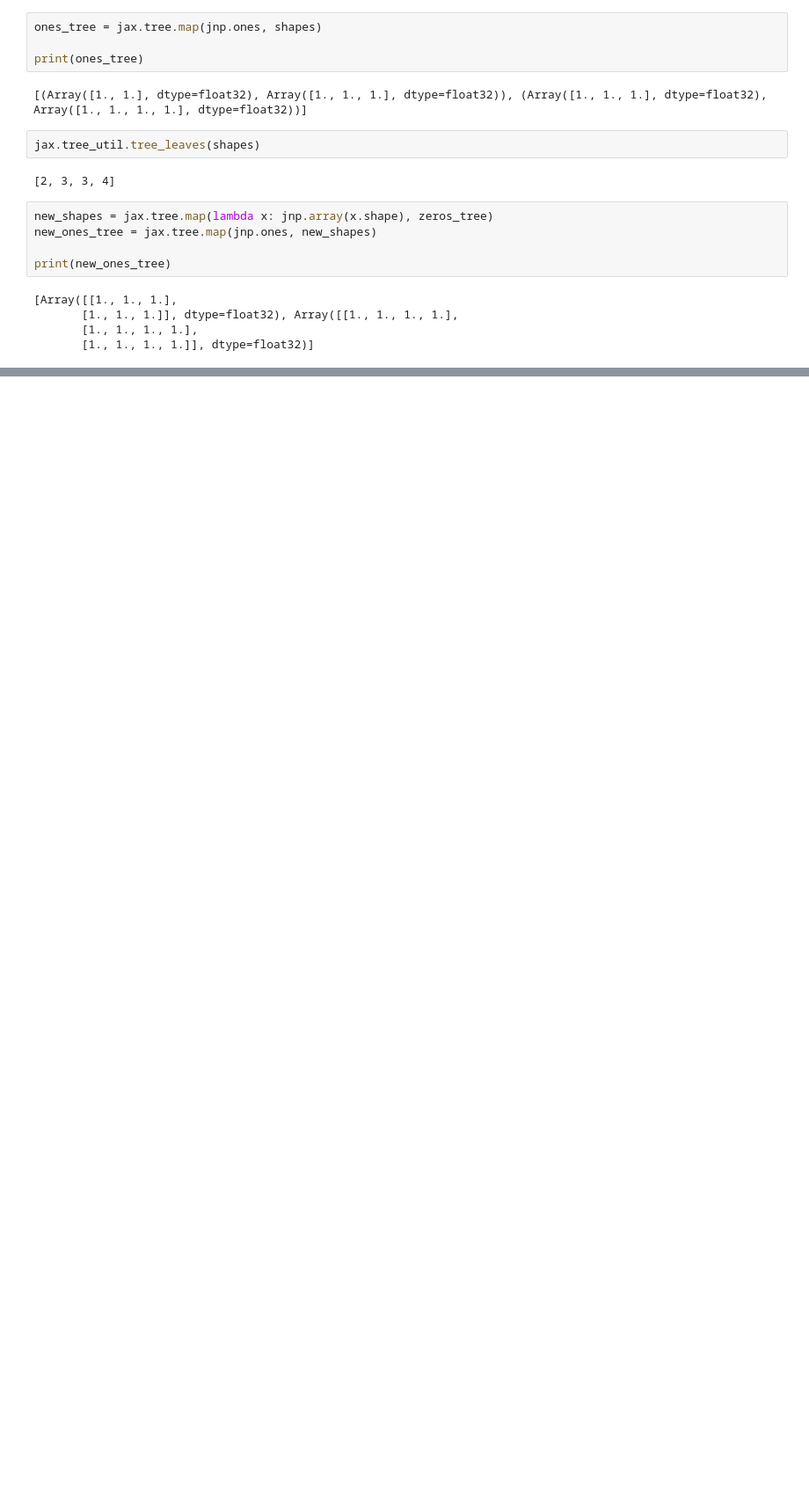
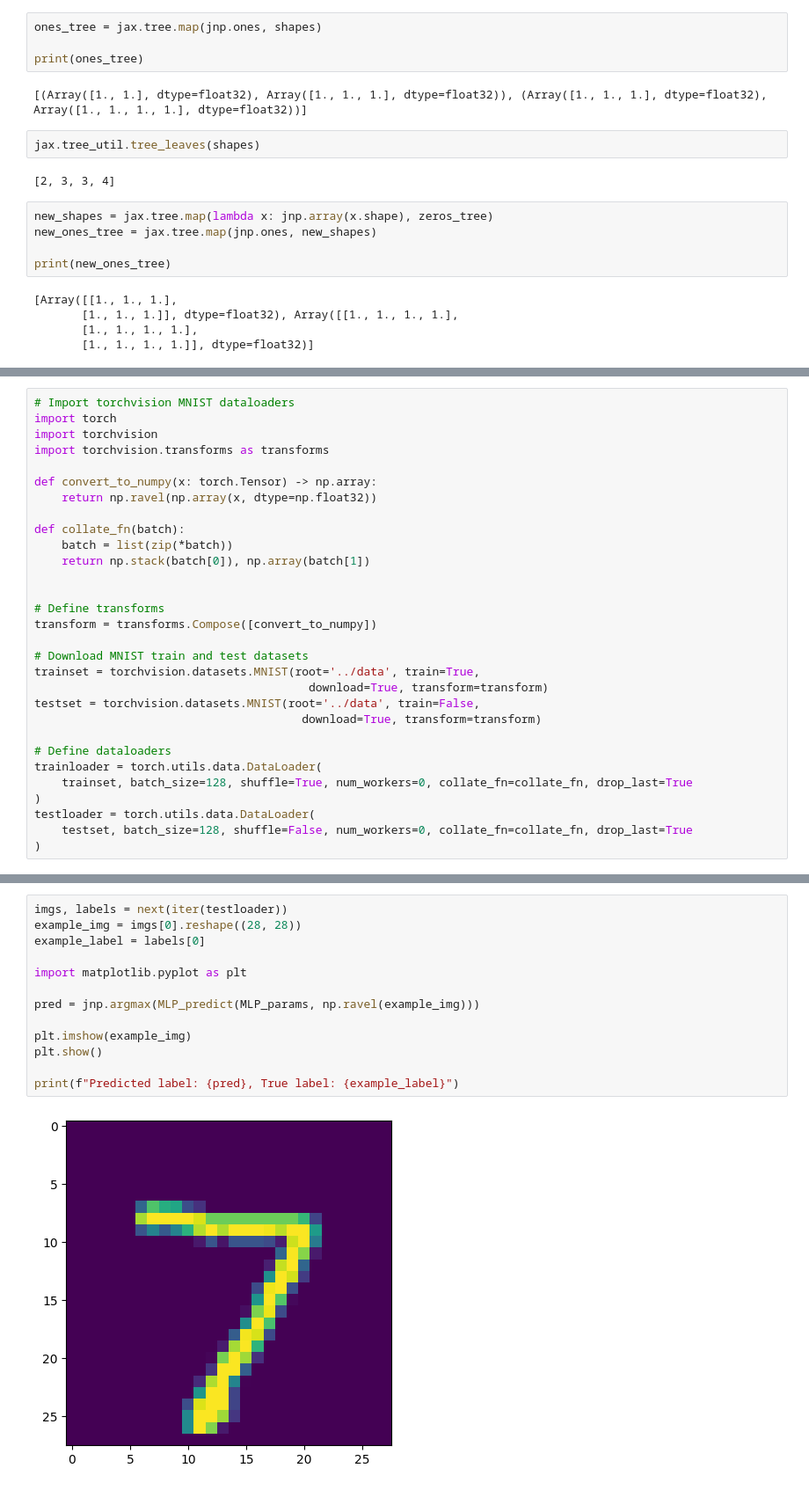
Before and after one commit to jamie-mcg/jax_nn, a Jupyter notebook: 1_neural_network.ipynb, the cells around one changed output, grey strips where cells are left out. Shown at 88% size. Saved outputs shown, nothing was run; the diff lists cells and outputs as text; blank space fills up the shorter version.

Commit message:
Training a MLP on MNIST.

```diff
--- a/1_neural_network.ipynb
+++ b/1_neural_network.ipynb
@@ -159,0 +420,30 @@ jax.devices()
+# %%
+# Import torchvision MNIST dataloaders
+import torch
+import torchvision
+import torchvision.transforms as transforms
+
+def convert_to_numpy(x: torch.Tensor) -> np.array:
+    return np.ravel(np.array(x, dtype=np.float32))
+
+def collate_fn(batch):
+    batch = list(zip(*batch))
+    return np.stack(batch[0]), np.array(batch[1])
+
+
+# Define transforms
+transform = transforms.Compose([convert_to_numpy])
+
+# Download MNIST train and test datasets
+trainset = torchvision.datasets.MNIST(root='../data', train=True,
+                                        download=True, transform=transform)
+testset = torchvision.datasets.MNIST(root='../data', train=False,
+                                       download=True, transform=transform)
+
+# Define dataloaders
+trainloader = torch.utils.data.DataLoader(
+    trainset, batch_size=128, shuffle=True, num_workers=0, collate_fn=collate_fn, drop_last=True
+)
+testloader = torch.utils.data.DataLoader(
+    testset, batch_size=128, shuffle=False, num_workers=0, collate_fn=collate_fn, drop_last=True
+)
@@ -159,0 +518,15 @@ jax.devices()
+# %%
+imgs, labels = next(iter(testloader))
+example_img = imgs[0].reshape((28, 28))
+example_label = labels[0]
+
+import matplotlib.pyplot as plt
+
+pred = jnp.argmax(MLP_predict(MLP_params, np.ravel(example_img)))
+
+plt.imshow(example_img)
+plt.show()
+
+print(f"Predicted label: {pred}, True label: {example_label}")
+# %% [output]
+[figure, added]
```
Also changed, not shown: parts of 28 cells of this notebook, 2 other files.
